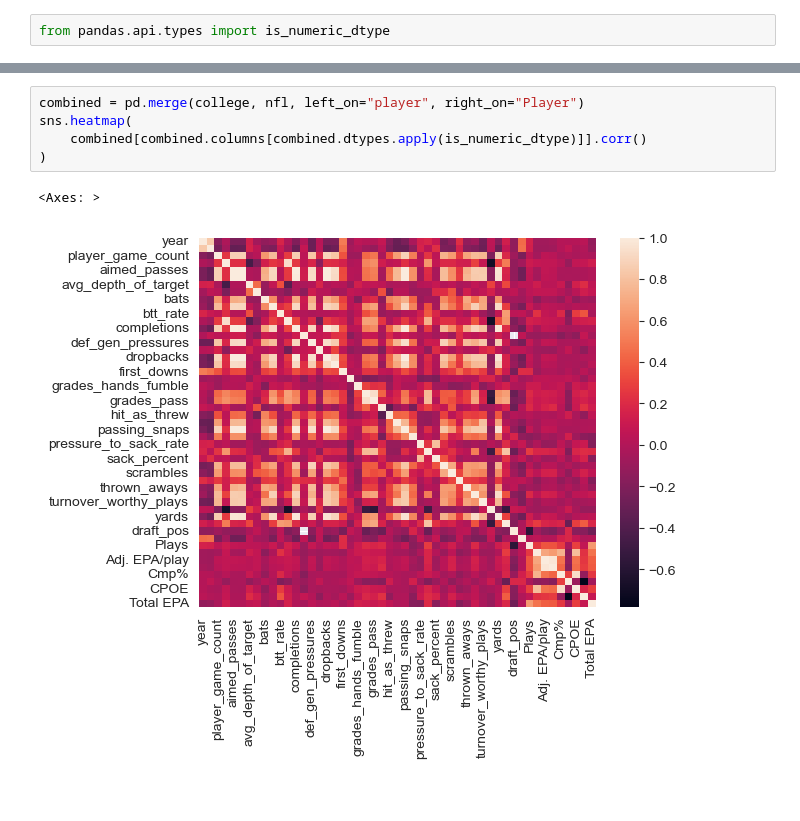
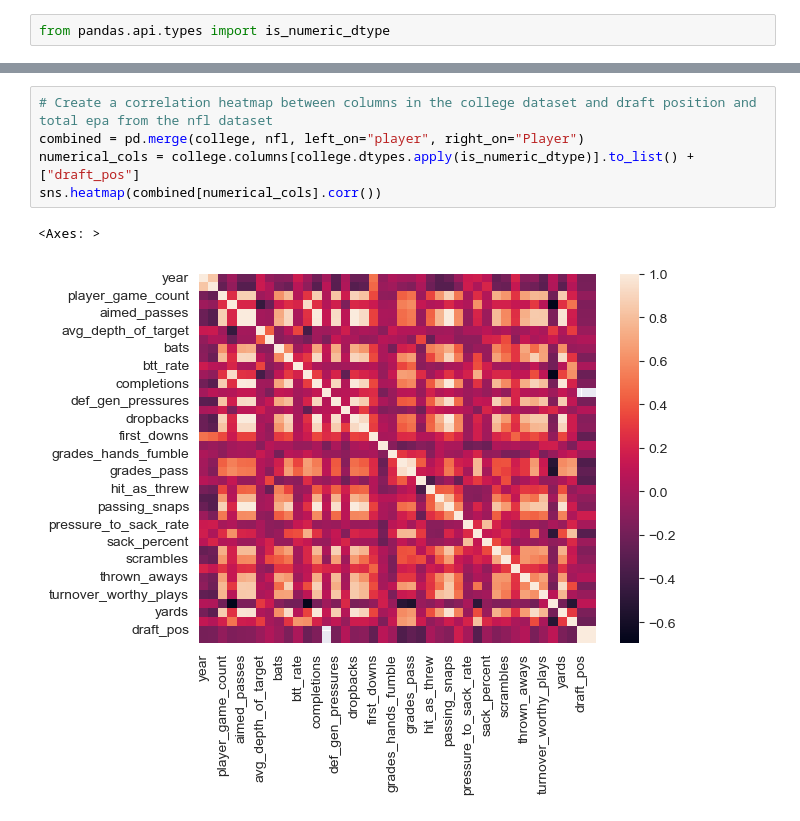
Before and after one commit to Vnz01/MATH189FP, a Jupyter notebook: MATH189FP.ipynb, the cells around one changed output, grey strips where cells are left out. Drawn from its saved outputs; the diff is of its cells as text.

```diff
--- a/MATH189FP.ipynb
+++ b/MATH189FP.ipynb
@@ -242,9 +153,9 @@ sns.heatmap(
-# %%
-combined = pd.merge(college, nfl, left_on="player", right_on="Player")
-sns.heatmap(
-    combined[combined.columns[combined.dtypes.apply(is_numeric_dtype)]].corr()
-)
-# %% [output]
-<Axes: >
-[figure, removed]
+# %%
+# Create a correlation heatmap between columns in the college dataset and draft position and total epa from the nfl dataset
+combined = pd.merge(college, nfl, left_on="player", right_on="Player")
+numerical_cols = college.columns[college.dtypes.apply(is_numeric_dtype)].to_list() + ["draft_pos"]
+sns.heatmap(combined[numerical_cols].corr())
+# %% [output]
+<Axes: >
+[figure, added]
 # %%
```
Also changed, not shown: parts of 40 cells of this notebook.
